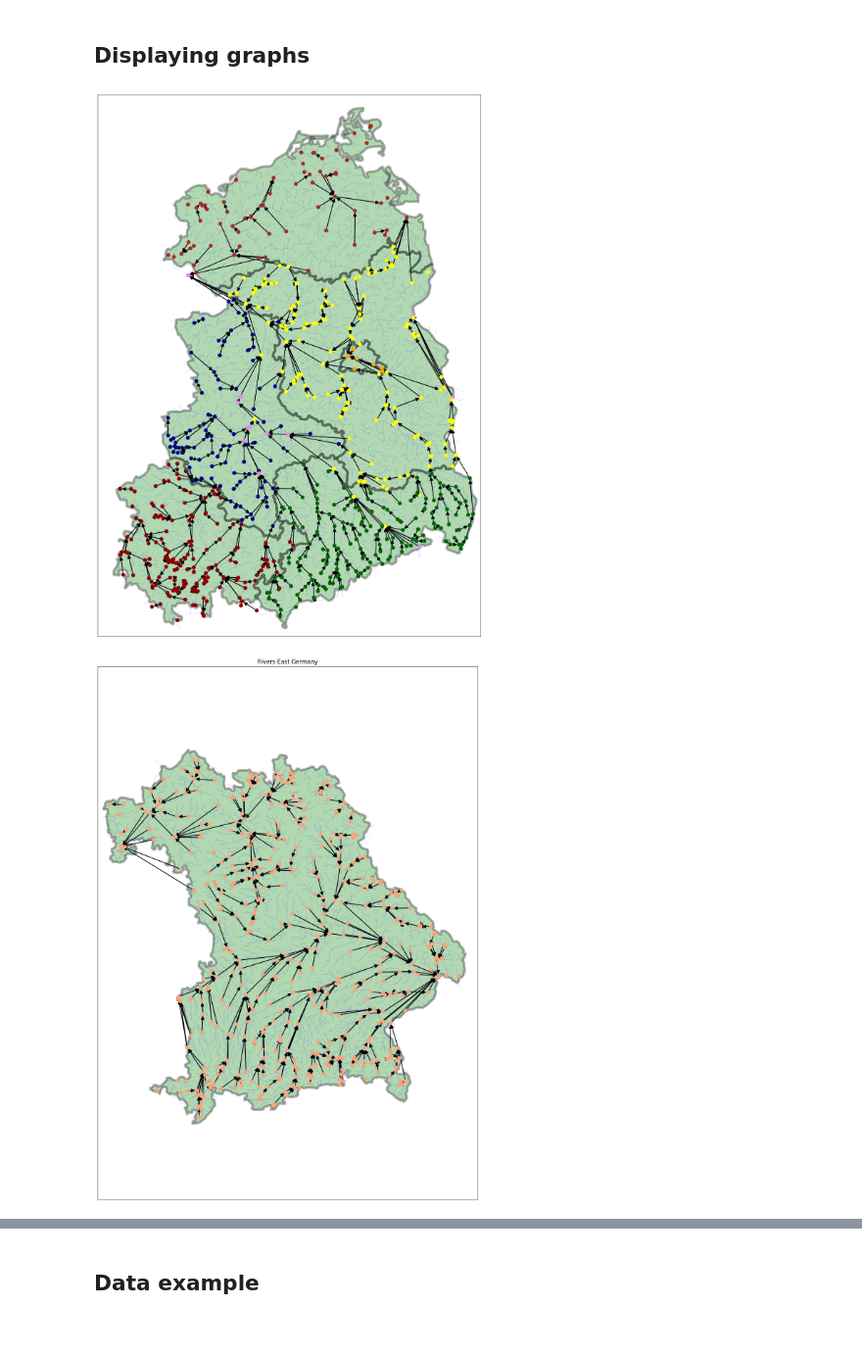
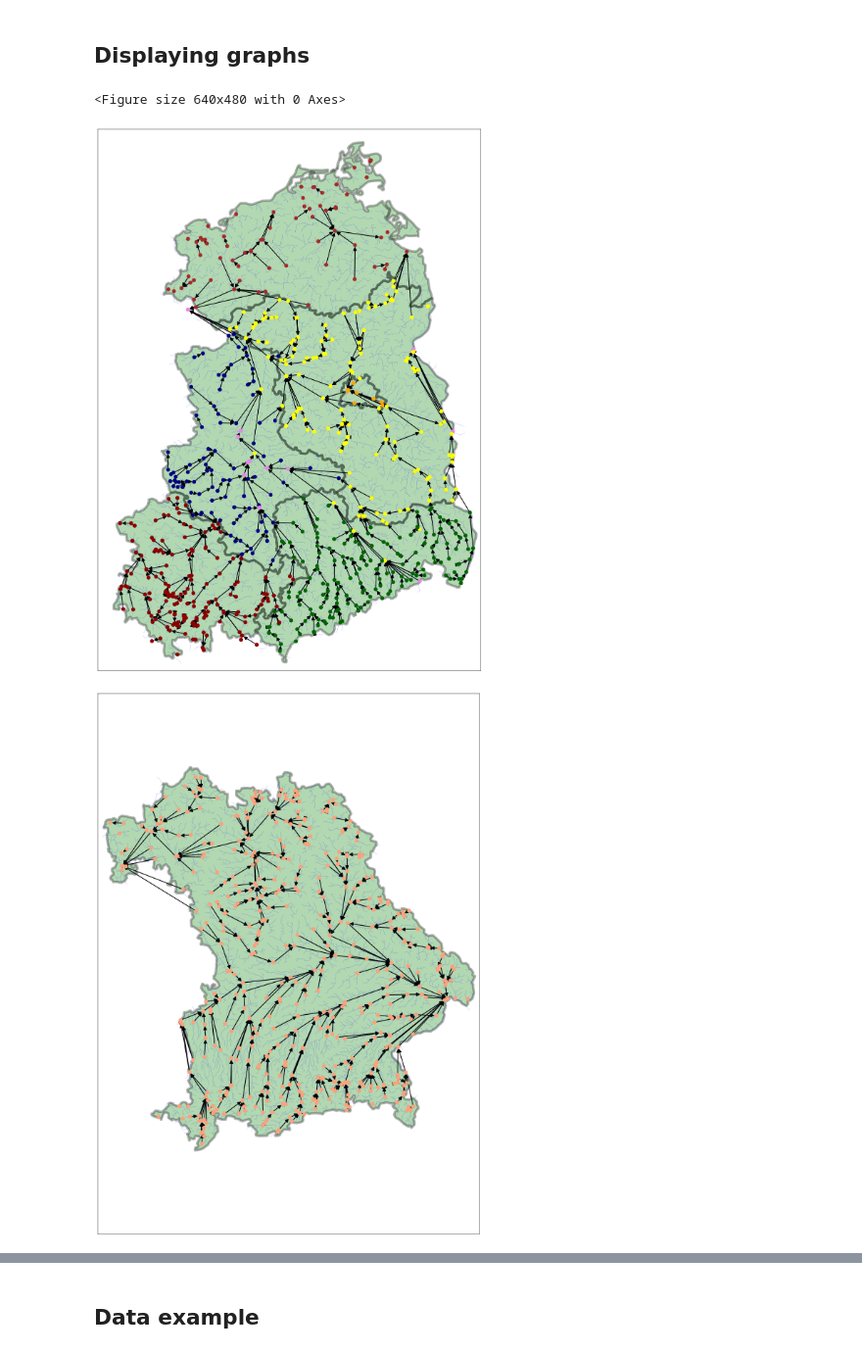
Before and after one commit to floatinglittlerocks/causalrivers, a Jupyter notebook: graphics/maps.ipynb, the cells around one changed output, grey strips where cells are left out. Shown at 98% size. Cells and saved outputs as stored; diff of their text form; code cells hidden in the pictures.

```diff
--- a/graphics/maps.ipynb
+++ b/graphics/maps.ipynb
@@ -15,11 +19,14 @@ import matplotlib as mpl
 ## Displaying graphs
 # %%
 G_eg = pickle.load(open("../product/rivers_east_germany.p", "rb"))
+plt.tight_layout()
 plot_current_state_of_graph(
     G_eg,
     dpi=300,
     node_size=50,
-    save=0, #"eg_map_alt",
+    lim=(50.1, 54.8),
+    limx=(9.65, 15.1),
+    save="east.pdf", #"eg_map_alt",
     river_map=True,
     ger_map=True,
     width=1.5,
@@ -32,26 +39,28 @@ plot_current_state_of_graph(
     title=""
 )
 # %% [output]
+<Figure size 640x480 with 0 Axes>
 [figure]
 # %%
 G_b = pickle.load(open("../product/rivers_bavaria.p", "rb"))
 plot_current_state_of_graph(
     G_b,
-    lim=(46.6, 51.3),
-    limx=(8.9, 14.),
-    dpi=300,
+    lim=(46.55, 51.2),
+    limx=(8.9, 13.9),
     node_size=50,
-    save=0, # "bavaria"
+    save="bav.pdf", #"eg_map_alt",
     river_map=True,
     ger_map=True,
     width=1.5,
     label=False,
     arrowsize=15,
     fs=(15,20),
     hardcode_colors = ["lightsalmon" for _ in range(len(G_b.nodes))],
     font_size=1,
     ger_path = "../product/visualization/bavaria/bavaria_map.shp",
     river_path = "../product/visualization/bavaria/river_bavaria_map.shp",
+    title= ""
+
 )
 # %% [output]
-[figure, old version]
+[figure, new version]
```
Also changed, not shown: parts of 7 cells of this notebook, 20 other files.
